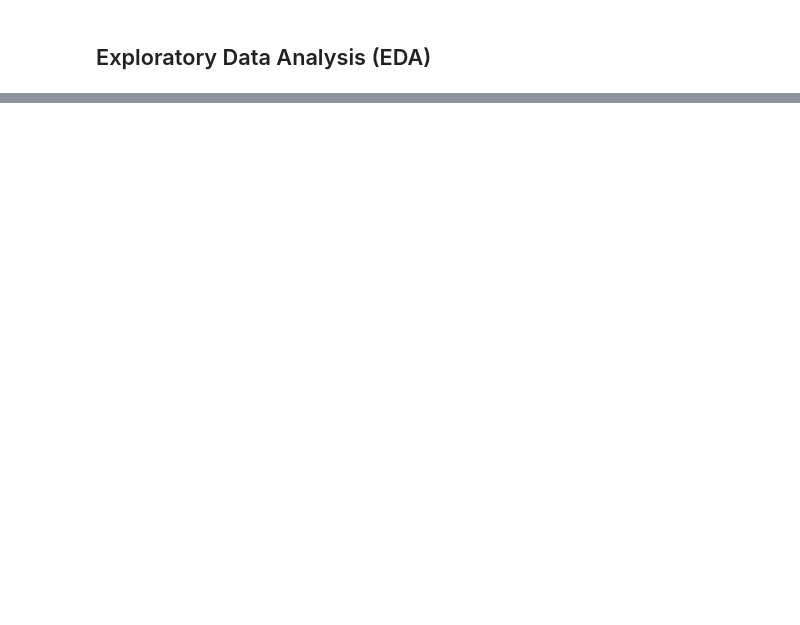
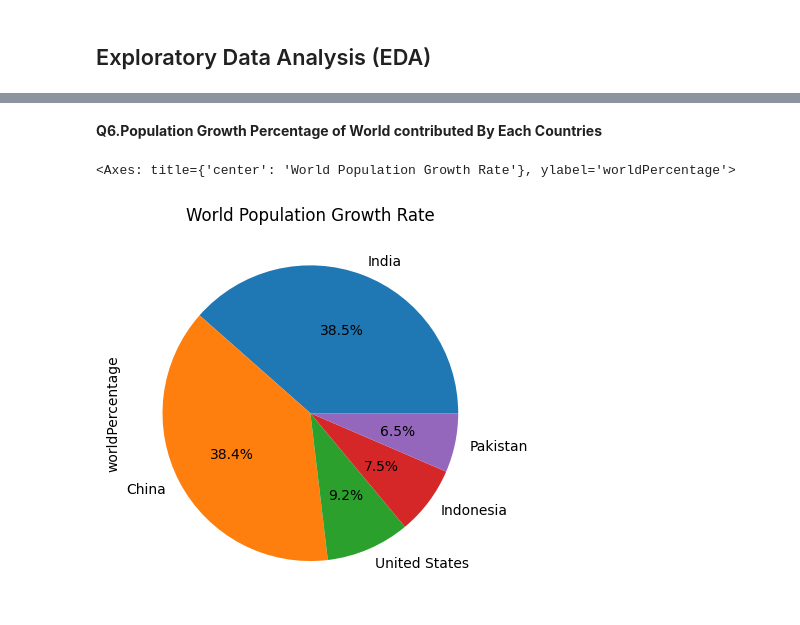
Before and after one commit to Sanchita2901/Python-app1, a Jupyter notebook: Python project on World Population by Country-checkpoint.ipynb, the cells around one changed output, grey strips where cells are left out. Saved outputs shown, nothing was run; the diff lists cells and outputs as text; code cells hidden in the pictures; blank space fills up the shorter version.

```diff
--- a/Python project on World Population by Country-checkpoint.ipynb
+++ b/Python project on World Population by Country-checkpoint.ipynb
@@ -221,0 +251,7 @@ Here, we show some changes in net changes
+# %% [markdown]
+**Q6.Population Growth Percentage of World contributed By Each Countries**
+# %%
+dataset.groupby('country')['worldPercentage'].sum().sort_values(ascending=False).head(5).plot(kind='pie', autopct='%1.1f%%',title='World Population Growth Rate')
+# %% [output]
+<Axes: title={'center': 'World Population Growth Rate'}, ylabel='worldPercentage'>
+[figure, added]
```
Also changed, not shown: parts of 38 cells of this notebook.
